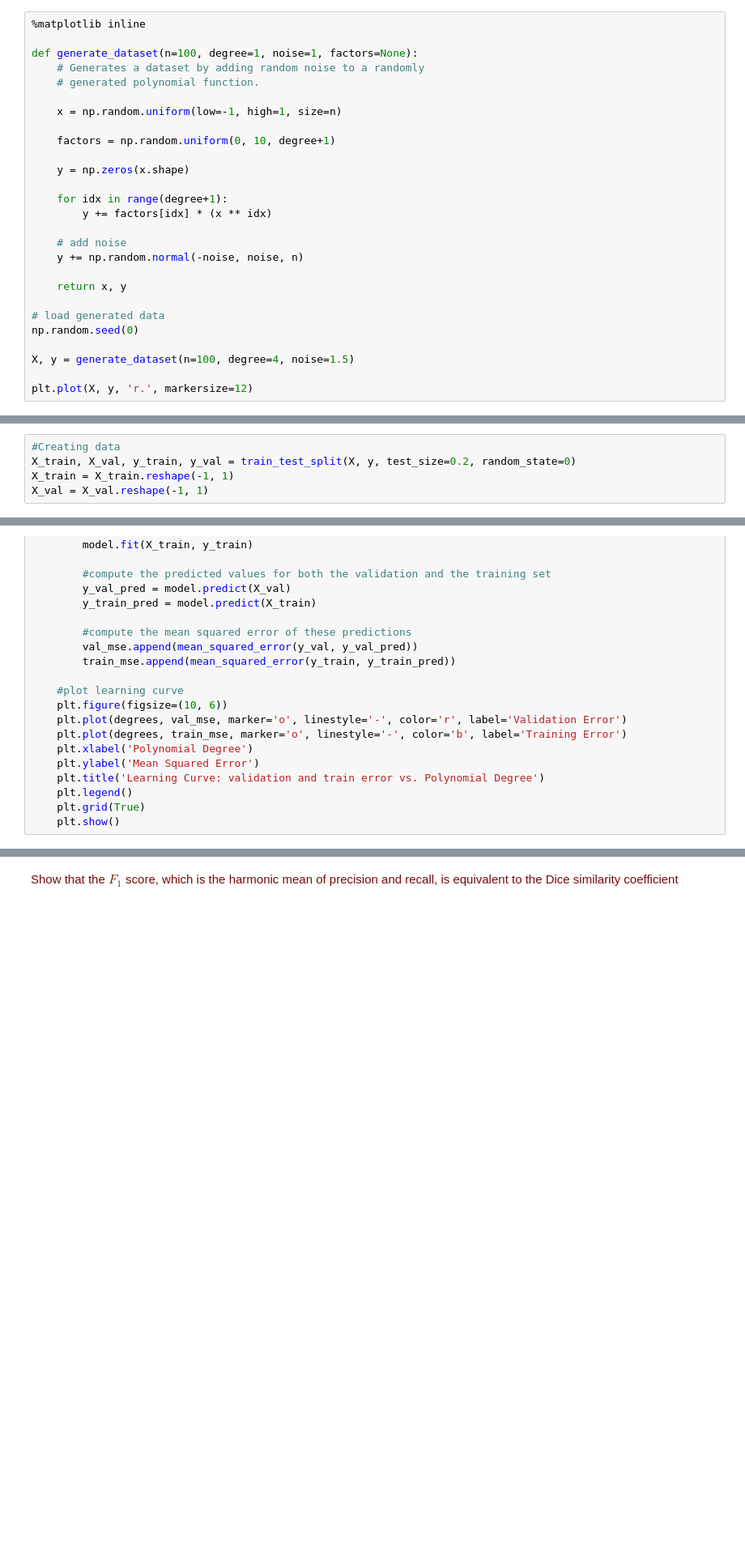
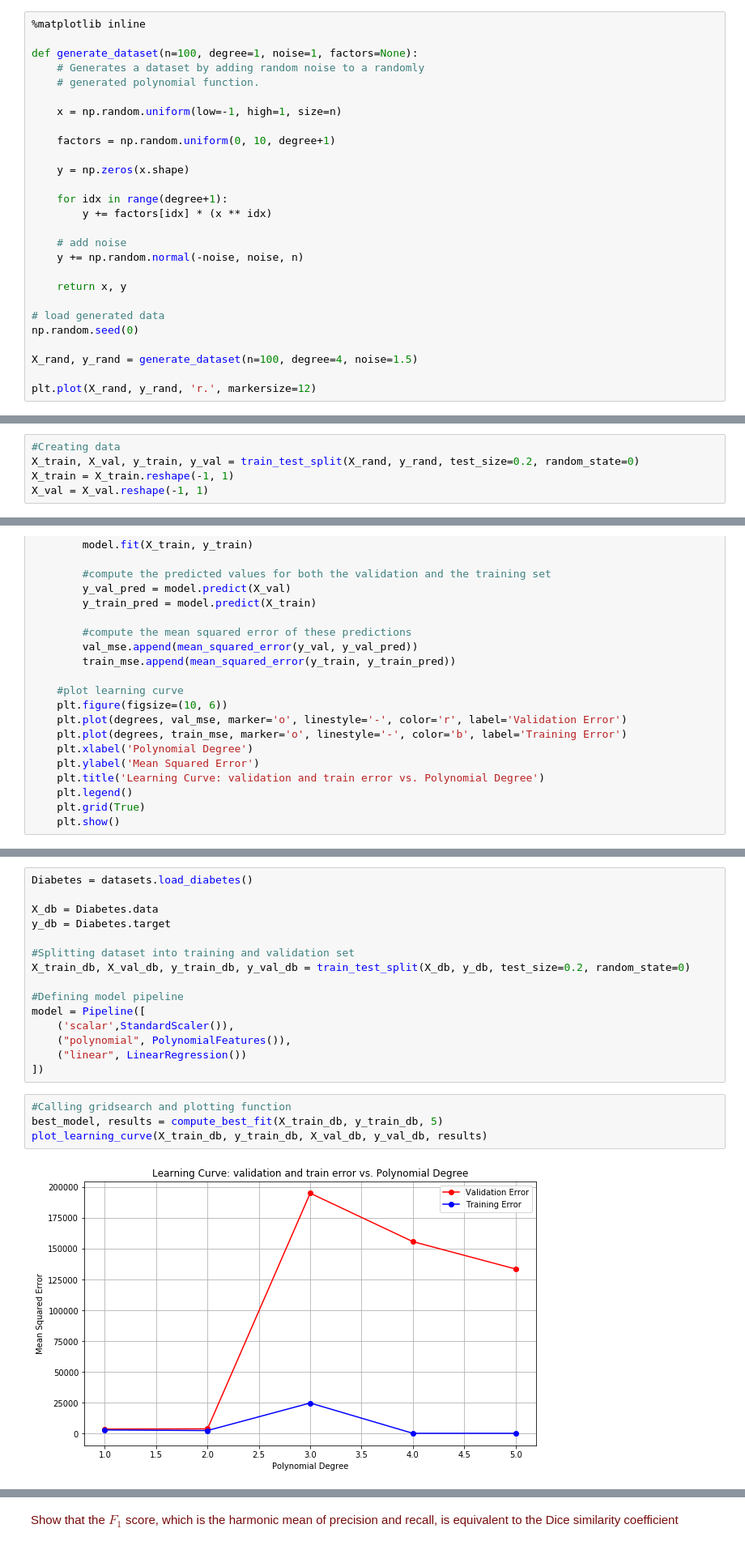
Before and after one commit to marbybr/8DM50_Group_1, a Jupyter notebook: Week_2/week_2.ipynb, the cells around one changed output, grey strips where cells are left out. Shown: that part at 81% size. Drawn from its saved outputs; the diff is of its cells as text; blank space fills up the shorter version.

Commit message:
Adding polynomial regression

```diff
--- a/Week_2/week_2.ipynb
+++ b/Week_2/week_2.ipynb
@@ -168,9 +168,9 @@ def generate_dataset(n=100, degree=1, noise=1, factors=None):
 # load generated data
 np.random.seed(0)
 
-X, y = generate_dataset(n=100, degree=4, noise=1.5)
+X_rand, y_rand = generate_dataset(n=100, degree=4, noise=1.5)
 
-plt.plot(X, y, 'r.', markersize=12)
+plt.plot(X_rand, y_rand, 'r.', markersize=12)
 # %% [output]
 [<matplotlib.lines.Line2D at 0x...>]
 [figure]
@@ -190,7 +193,7 @@ from sklearn.pipeline import Pipeline
 from sklearn.metrics import mean_squared_error
 # %%
 #Creating data
-X_train, X_val, y_train, y_val = train_test_split(X, y, test_size=0.2, random_state=0)
+X_train, X_val, y_train, y_val = train_test_split(X_rand, y_rand, test_size=0.2, random_state=0)
 X_train = X_train.reshape(-1, 1)
 X_val = X_val.reshape(-1, 1)
 # %%
@@ -322,3 +268,24 @@ Test MSE: 2821.7385595843757
+# %%
+Diabetes = datasets.load_diabetes()
+
+X_db = Diabetes.data
+y_db = Diabetes.target
+
+#Splitting dataset into training and validation set
+X_train_db, X_val_db, y_train_db, y_val_db = train_test_split(X_db, y_db, test_size=0.2, random_state=0)
+
+#Defining model pipeline
+model = Pipeline([
+    ('scalar',StandardScaler()),
+    ("polynomial", PolynomialFeatures()),
+    ("linear", LinearRegression())
+])
+# %%
+#Calling gridsearch and plotting function
+best_model, results = compute_best_fit(X_train_db, y_train_db, 5)
+plot_learning_curve(X_train_db, y_train_db, X_val_db, y_val_db, results)
+# %% [output]
+[figure, added]
 # %% [markdown]
 ### ROC curve analysis
 A common method to evaluate binary classifiers is the receiver operating characteristic (ROC) curve. Similar to the week one practicals, implement a $k$-NN classifier on the breast cancer dataset, however, his time use the $k$-NN pipeline from the preliminary. Train the model for different values of $k$ and evaluate their respective performance with an ROC curve, use the `sklearn.metrics.roc_curve` function.
```
Also changed, not shown: parts of 7 cells of this notebook.
